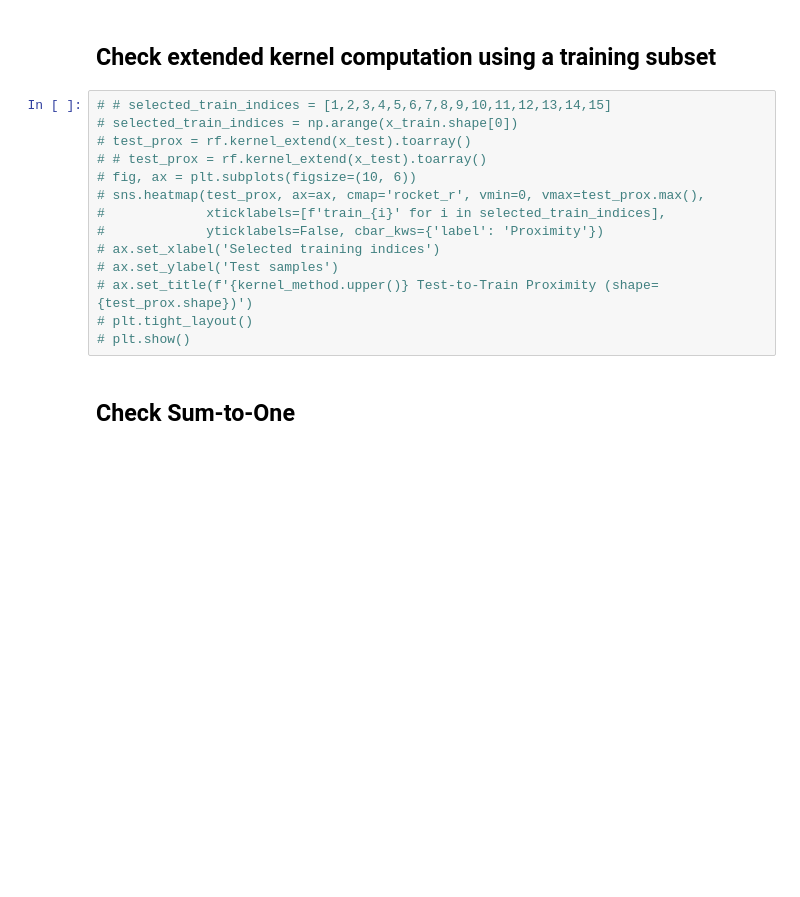
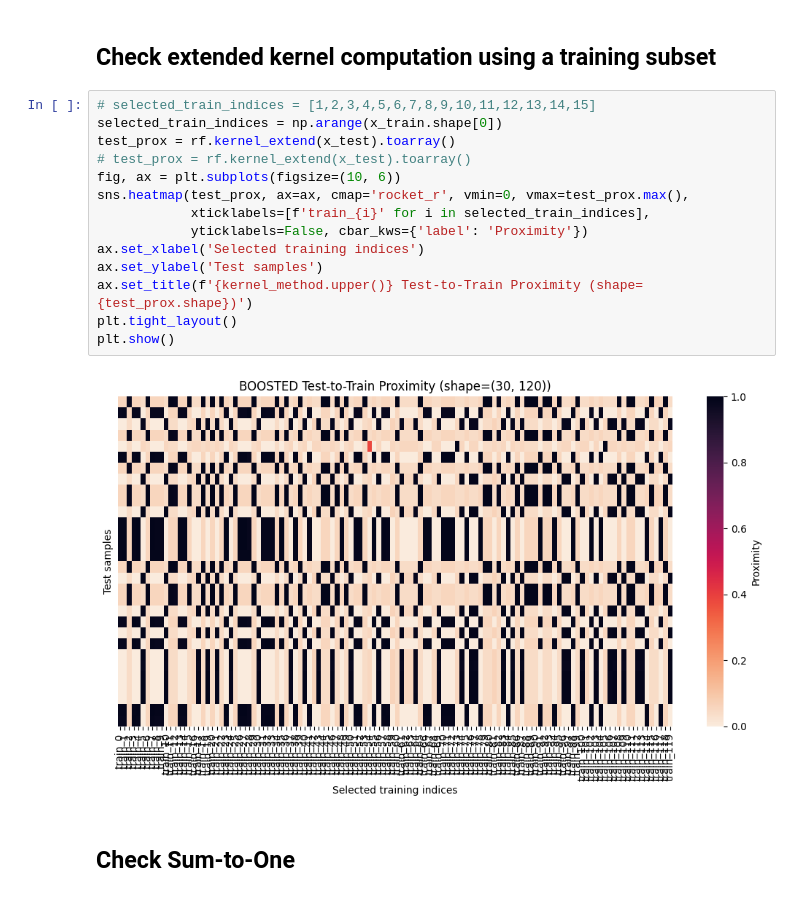
Before and after one commit to jakerhodes/RF-GAP-Python, a Jupyter notebook: demo.ipynb, the cells around one changed output. Cells and saved outputs as stored; diff of their text form; blank space fills up the shorter version.

```diff
--- a/demo.ipynb
+++ b/demo.ipynb
@@ -175,19 +195,21 @@ Max off-diagonal value:
 # %% [markdown]
 ## Check extended kernel computation using a training subset
 # %%
-# # selected_train_indices = [1,2,3,4,5,6,7,8,9,10,11,12,13,14,15]
-# selected_train_indices = np.arange(x_train.shape[0])
+# selected_train_indices = [1,2,3,4,5,6,7,8,9,10,11,12,13,14,15]
+selected_train_indices = np.arange(x_train.shape[0])
+test_prox = rf.kernel_extend(x_test).toarray()
 # test_prox = rf.kernel_extend(x_test).toarray()
-# # test_prox = rf.kernel_extend(x_test).toarray()
-# fig, ax = plt.subplots(figsize=(10, 6))
-# sns.heatmap(test_prox, ax=ax, cmap='rocket_r', vmin=0, vmax=test_prox.max(),
-#             xticklabels=[f'train_{i}' for i in selected_train_indices],
-#             yticklabels=False, cbar_kws={'label': 'Proximity'})
-# ax.set_xlabel('Selected training indices')
-# ax.set_ylabel('Test samples')
-# ax.set_title(f'{kernel_method.upper()} Test-to-Train Proximity (shape={test_prox.shape})')
-# plt.tight_layout()
-# plt.show()
+fig, ax = plt.subplots(figsize=(10, 6))
+sns.heatmap(test_prox, ax=ax, cmap='rocket_r', vmin=0, vmax=test_prox.max(),
+            xticklabels=[f'train_{i}' for i in selected_train_indices],
+            yticklabels=False, cbar_kws={'label': 'Proximity'})
+ax.set_xlabel('Selected training indices')
+ax.set_ylabel('Test samples')
+ax.set_title(f'{kernel_method.upper()} Test-to-Train Proximity (shape={test_prox.shape})')
+plt.tight_layout()
+plt.show()
+# %% [output]
+[figure, added]
 # %% [markdown]
 ## Check Sum-to-One
 # %%
```
Also changed, not shown: parts of 12 cells of this notebook.
